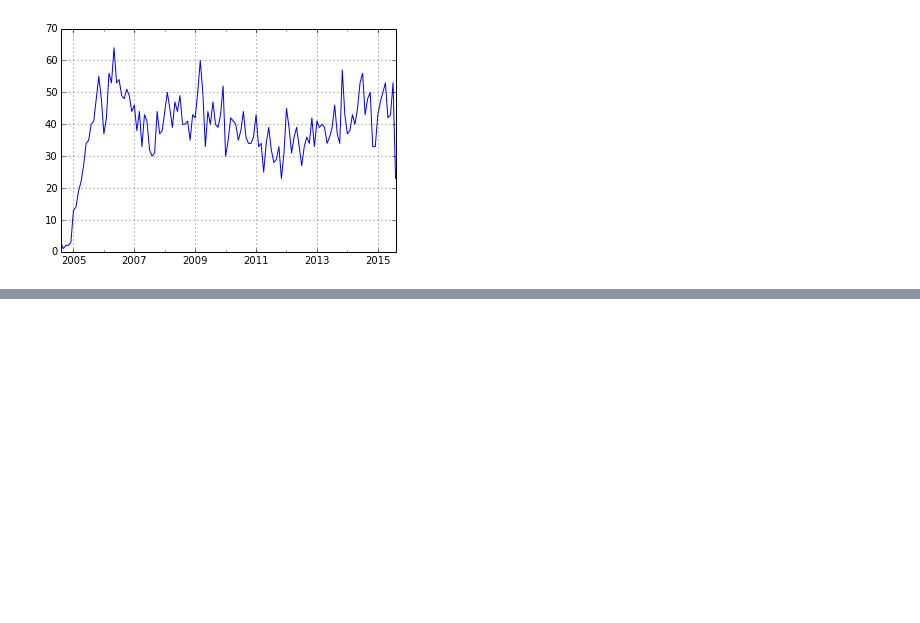
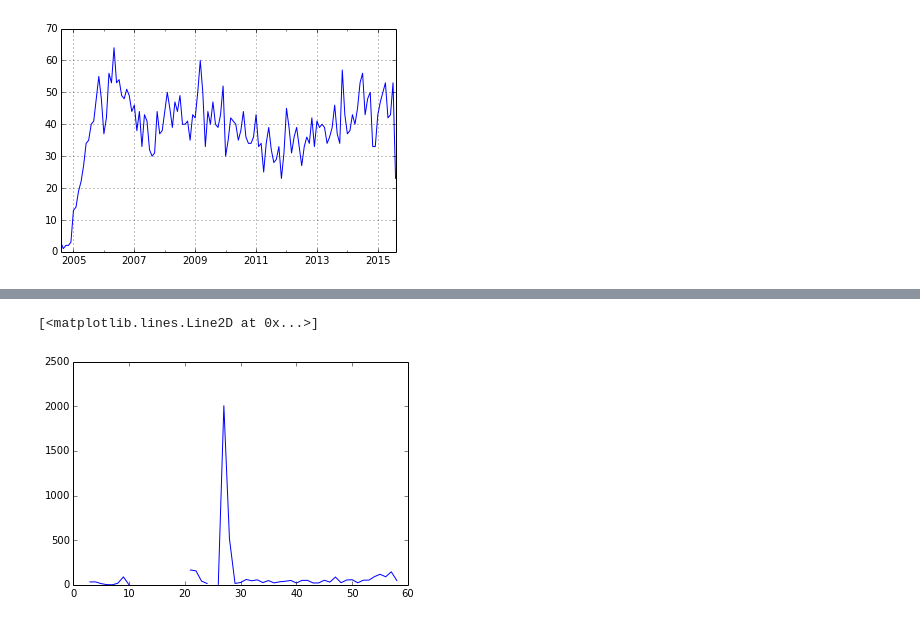
Before and after one commit to dicortazar/ipython-notebooks, a Jupyter notebook: projects/xen-analysis/Xen-analysis.ipynb, the cells around one changed output, grey strips where cells are left out. Drawn from its saved outputs; the diff is of its cells as text; code cells hidden in the pictures; blank space fills up the shorter version.

```diff
--- a/projects/xen-analysis/Xen-analysis.ipynb
+++ b/projects/xen-analysis/Xen-analysis.ipynb
@@ -157,0 +231,8 @@ patchserie_submittersTS.plot()
+# %%
+mean_time2review = pandas_ds.set_index("sent_date").resample('M', how={"time2review":np.mean})
+median_time2review = pandas_ds.set_index("sent_date").resample('M', how={"time2review":np.median})
+# %%
+plot(mean_time2review)
+# %% [output]
+[<matplotlib.lines.Line2D at 0x...>]
+[figure, added]
```
Also changed, not shown: parts of 18 cells of this notebook.
